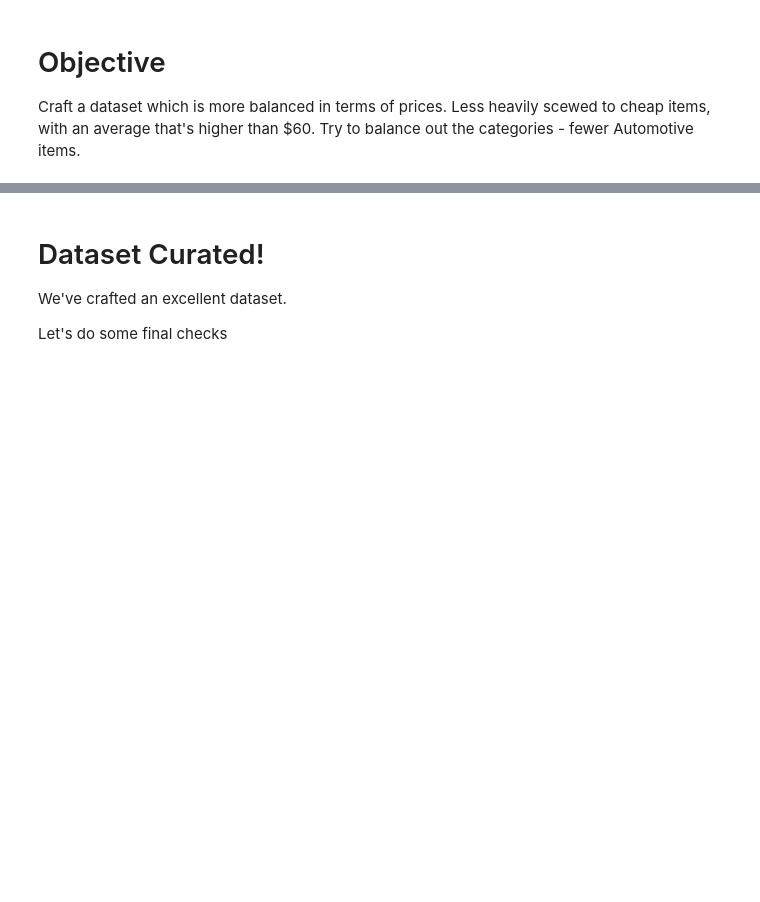
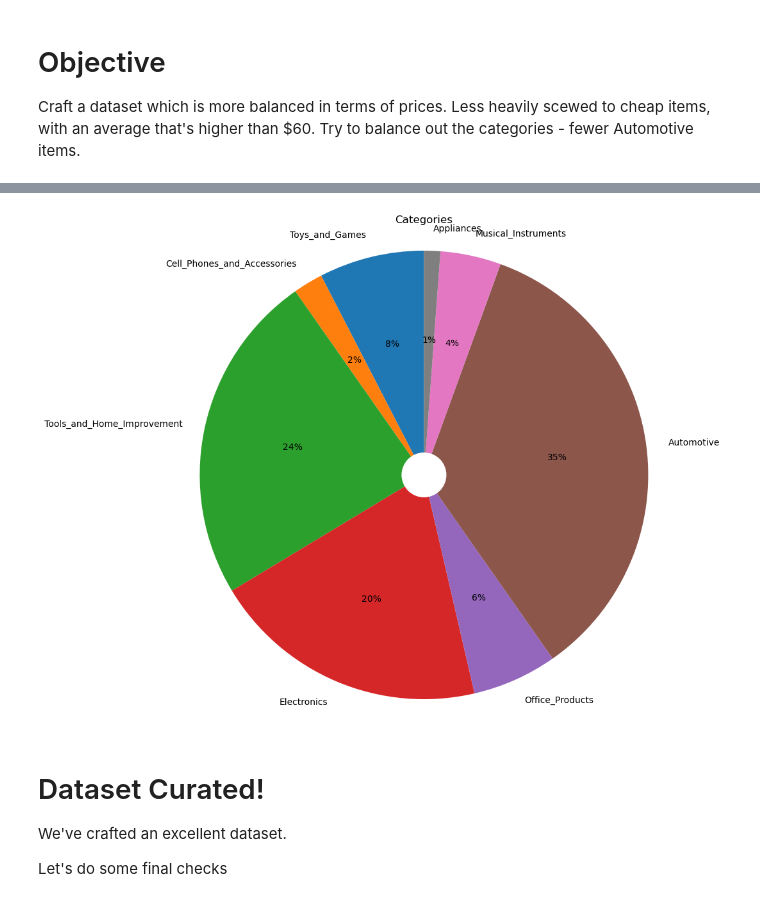
Before and after one commit to zxircon/llm_engineering, a Jupyter notebook: week6/day2-onur.ipynb, the cells around one changed output, grey strips where cells are left out. Saved outputs shown, nothing was run; the diff lists cells and outputs as text; code cells hidden in the pictures; blank space fills up the shorter version.

```diff
--- a/week6/day2-onur.ipynb
+++ b/week6/day2-onur.ipynb
@@ -221,20 +252,22 @@ plt.show()
 # %%
 # Automotive still in the lead, but improved somewhat
 # For another perspective, let's look at a pie
 
-plt.figure(figsize=(12, 10))
+plt.figure(figsize=(10, 8))
 plt.pie(counts, labels=categories, autopct='%1.0f%%', startangle=90)
 
 # Add a circle at the center to create a donut chart (optional)
-centre_circle = plt.Circle((0,0), 0.70, fc='white')
+centre_circle = plt.Circle((0,0), 0.10, fc='white')
 fig = plt.gcf()
 fig.gca().add_artist(centre_circle)
 plt.title('Categories')
 
 # Equal aspect ratio ensures that pie is drawn as a circle
 plt.axis('equal')
 
 plt.show()
+# %% [output]
+[figure, added]
 # %% [markdown]
 # Dataset Curated!
 
```
Also changed, not shown: parts of 21 cells of this notebook, 3 other files.
